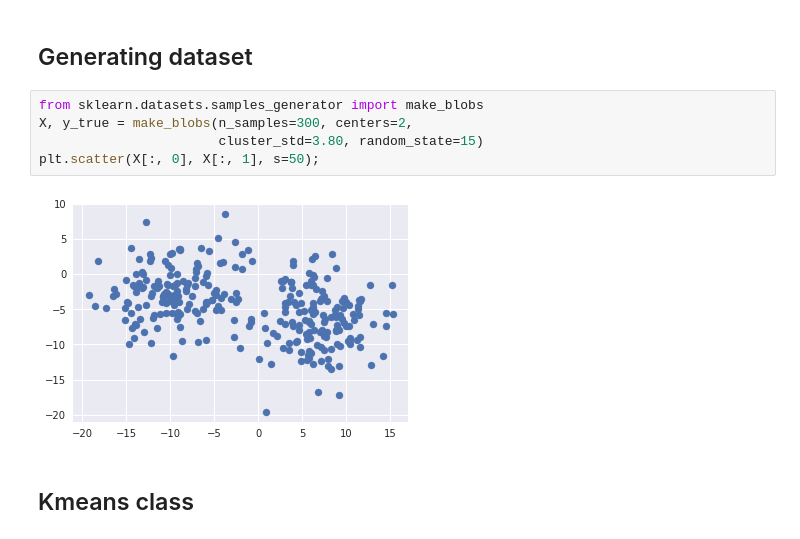
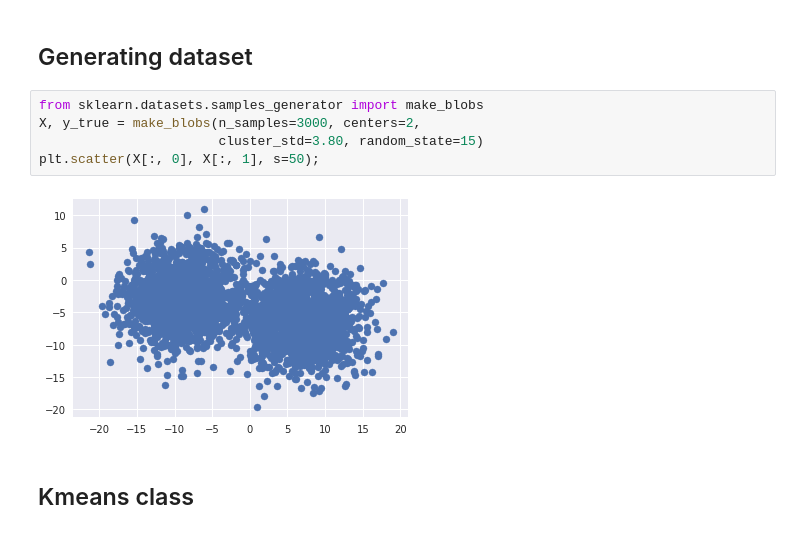
Before and after one commit to ViniciusAyres/kmeans, a Jupyter notebook: my-kmeans.ipynb, the cells around one changed output. Cells and saved outputs as stored; diff of their text form.

```diff
--- a/my-kmeans.ipynb
+++ b/my-kmeans.ipynb
@@ -8,11 +8,11 @@ import random
 ## Generating dataset
 # %%
 from sklearn.datasets.samples_generator import make_blobs
-X, y_true = make_blobs(n_samples=300, centers=2,
+X, y_true = make_blobs(n_samples=3000, centers=2,
                        cluster_std=3.80, random_state=15)
 plt.scatter(X[:, 0], X[:, 1], s=50);
 # %% [output]
-[figure, old version]
+[figure, new version]
 # %% [markdown]
 ## Kmeans class
 # %%
```
Also changed, not shown: parts of 3 cells of this notebook.
